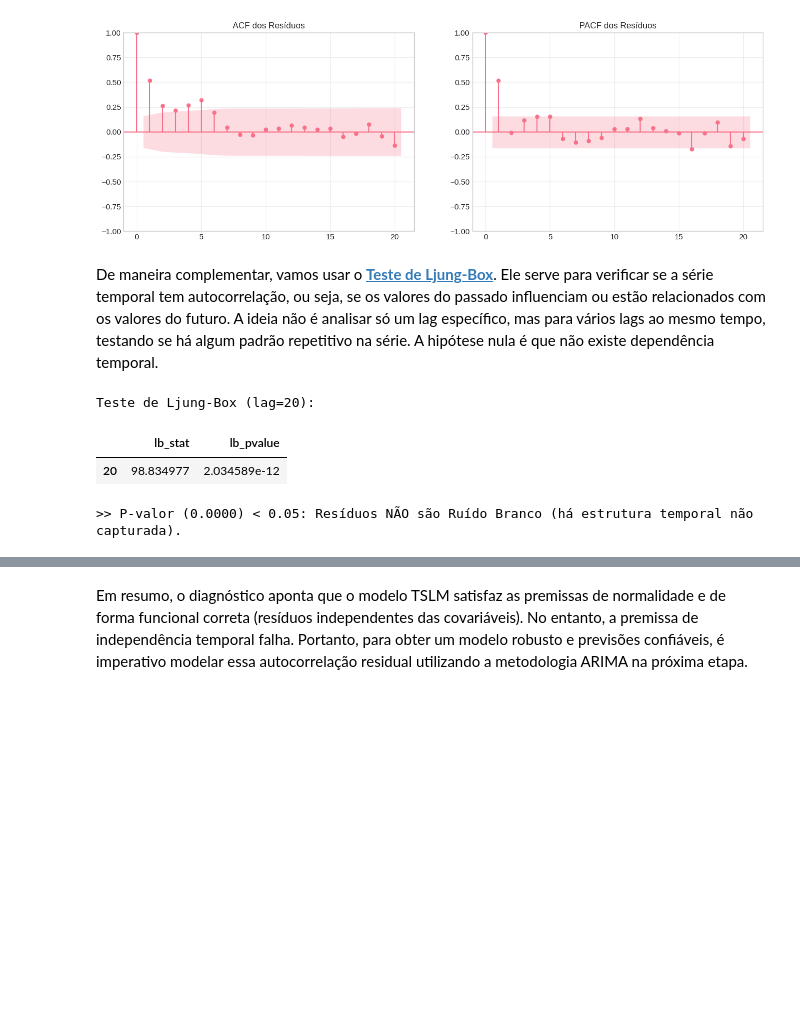
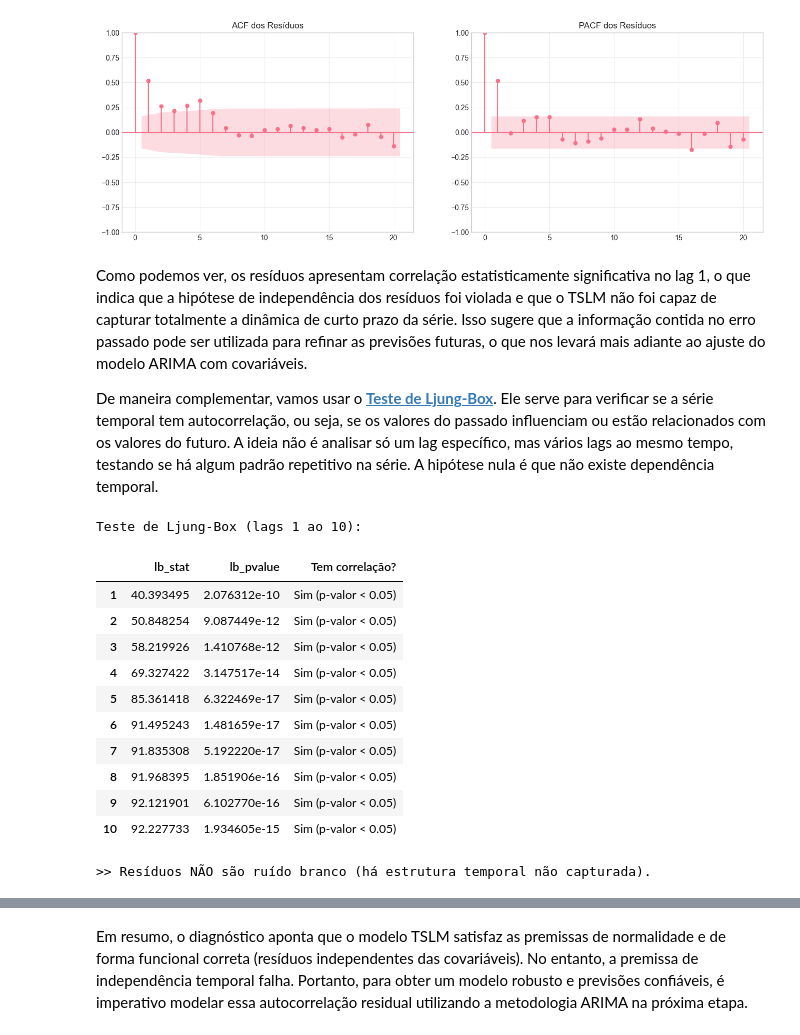
Before and after one commit to kauanmaf/Time-Series-A2, a Jupyter notebook: relatorio.ipynb, the cells around one changed output, grey strips where cells are left out. Saved outputs shown, nothing was run; the diff lists cells and outputs as text; code cells hidden in the pictures; blank space fills up the shorter version.

Commit message:
Ajustes na parte 3

```diff
--- a/relatorio.ipynb
+++ b/relatorio.ipynb
@@ -590,20 +590,34 @@ plt.show()
 # %% [output]
 [figure]
 # %% [markdown]
-De maneira complementar, vamos usar o [**Teste de Ljung-Box**](https://en-wikipedia-org.translate.goog/wiki/Ljung%E2%80%93Box_test?_x_tr_sl=en&_x_tr_tl=pt&_x_tr_hl=pt&_x_tr_pto=tc). Ele serve para verificar se a série temporal tem autocorrelação, ou seja, se os valores do passado influenciam ou estão relacionados com os valores do futuro. A ideia não é analisar só um lag específico, mas para vários lags ao mesmo tempo, testando se há algum padrão repetitivo na série. A hipótese nula é que não existe dependência temporal.
+Como podemos ver, os resíduos apresentam correlação estatisticamente significativa no lag 1, o que indica que a hipótese de independência dos resíduos foi violada e que o TSLM não foi capaz de capturar totalmente a dinâmica de curto prazo da série. Isso sugere que a informação contida no erro passado pode ser utilizada para refinar as previsões futuras, o que nos levará mais adiante ao ajuste do modelo ARIMA com covariáveis.
+
+De maneira complementar, vamos usar o [**Teste de Ljung-Box**](https://en-wikipedia-org.translate.goog/wiki/Ljung%E2%80%93Box_test?_x_tr_sl=en&_x_tr_tl=pt&_x_tr_hl=pt&_x_tr_pto=tc). Ele serve para verificar se a série temporal tem autocorrelação, ou seja, se os valores do passado influenciam ou estão relacionados com os valores do futuro. A ideia não é analisar só um lag específico, mas vários lags ao mesmo tempo, testando se há algum padrão repetitivo na série. A hipótese nula é que não existe dependência temporal.
 # %%
-lb_test = acorr_ljungbox(residuals, lags=[20], return_df=True)
-print("Teste de Ljung-Box (lag=20):")
+lb_test = acorr_ljungbox(residuals, lags=10, return_df=True)
+
+lb_test["Tem correlação?"] = np.where(lb_test["lb_pvalue"] < 0.05, "Sim (p-valor < 0.05)", "Não (p-valor >= 0.05)")
+
+print("Teste de Ljung-Box (lags 1 ao 10):")
 display(lb_test)
 
-p_val_lb = lb_test['lb_pvalue'].values[0]
-if p_val_lb > 0.05:
-    print(f">> P-valor ({p_val_lb:.4f}) > 0.05: Resíduos se comportam como Ruído Branco (sem autocorrelação significativa).")
+p_val_lb = lb_test['lb_pvalue']
+if np.any(p_val_lb < 0.05):
+    print(f">> Resíduos NÃO são ruído branco (há estrutura temporal não capturada).")
 else:
-    print(f">> P-valor ({p_val_lb:.4f}) < 0.05: Resíduos NÃO são Ruído Branco (há estrutura temporal não capturada).")
+    print(f">> Resíduos se comportam como ruído branco (sem autocorrelação significativa).")
 # %% [output]
-Teste de Ljung-Box (lag=20):
+Teste de Ljung-Box (lags 1 ao 10):
-|  | lb_stat | lb_pvalue |
-| 20 | 98.834977 | 2.034589e-12 |
+|  | lb_stat | lb_pvalue | Tem correlação? |
+| 1 | 40.393495 | 2.076312e-10 | Sim (p-valor < 0.05) |
+| 2 | 50.848254 | 9.087449e-12 | Sim (p-valor < 0.05) |
+| 3 | 58.219926 | 1.410768e-12 | Sim (p-valor < 0.05) |
+| 4 | 69.327422 | 3.147517e-14 | Sim (p-valor < 0.05) |
+| 5 | 85.361418 | 6.322469e-17 | Sim (p-valor < 0.05) |
+| 6 | 91.495243 | 1.481659e-17 | Sim (p-valor < 0.05) |
+| 7 | 91.835308 | 5.192220e-17 | Sim (p-valor < 0.05) |
+| 8 | 91.968395 | 1.851906e-16 | Sim (p-valor < 0.05) |
+| 9 | 92.121901 | 6.102770e-16 | Sim (p-valor < 0.05) |
+| 10 | 92.227733 | 1.934605e-15 | Sim (p-valor < 0.05) |
->> P-valor (0.0000) < 0.05: Resíduos NÃO são Ruído Branco (há estrutura temporal não capturada).
+>> Resíduos NÃO são ruído branco (há estrutura temporal não capturada).
 # %% [markdown]
```
Also changed, not shown: parts of 17 cells of this notebook.
